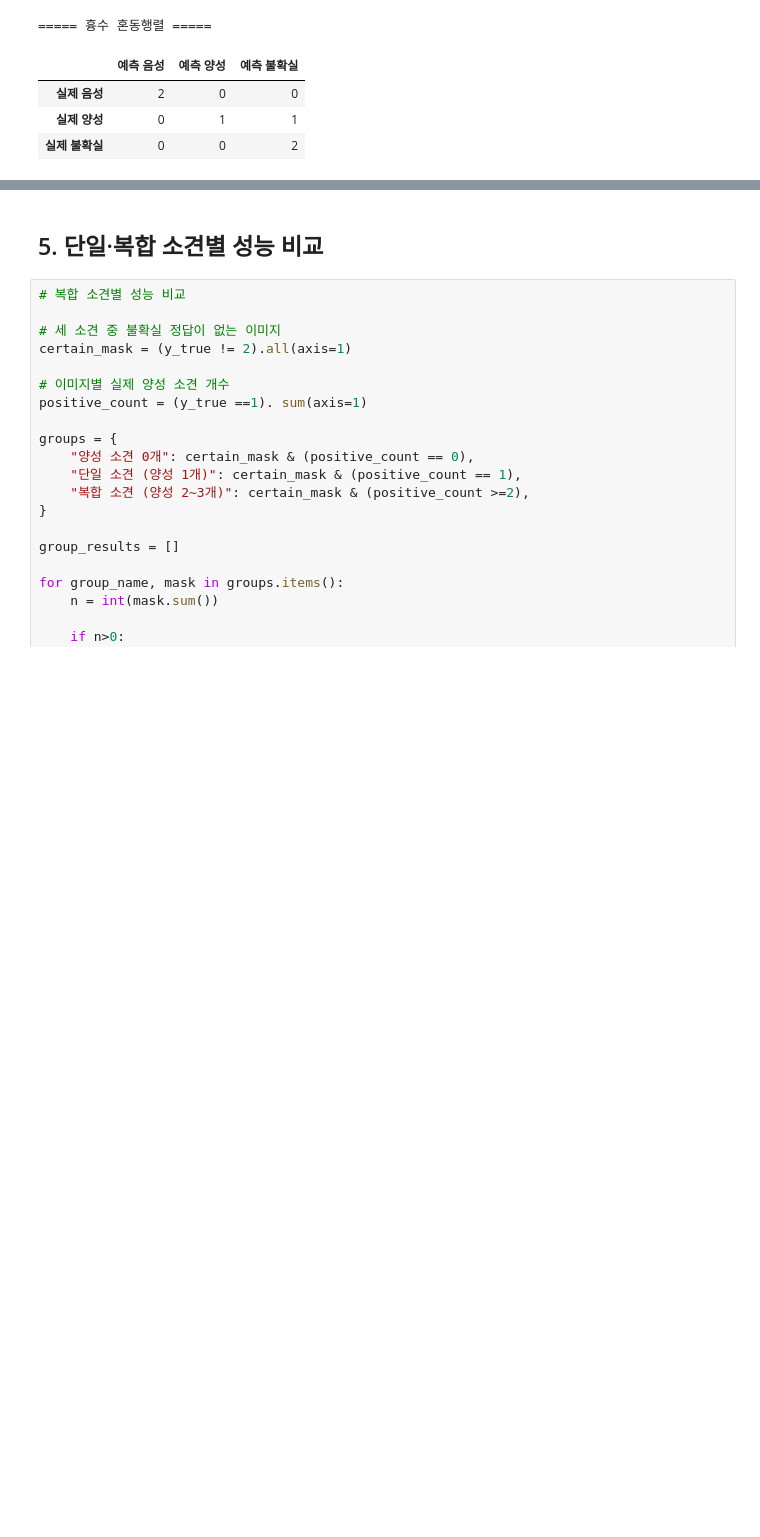
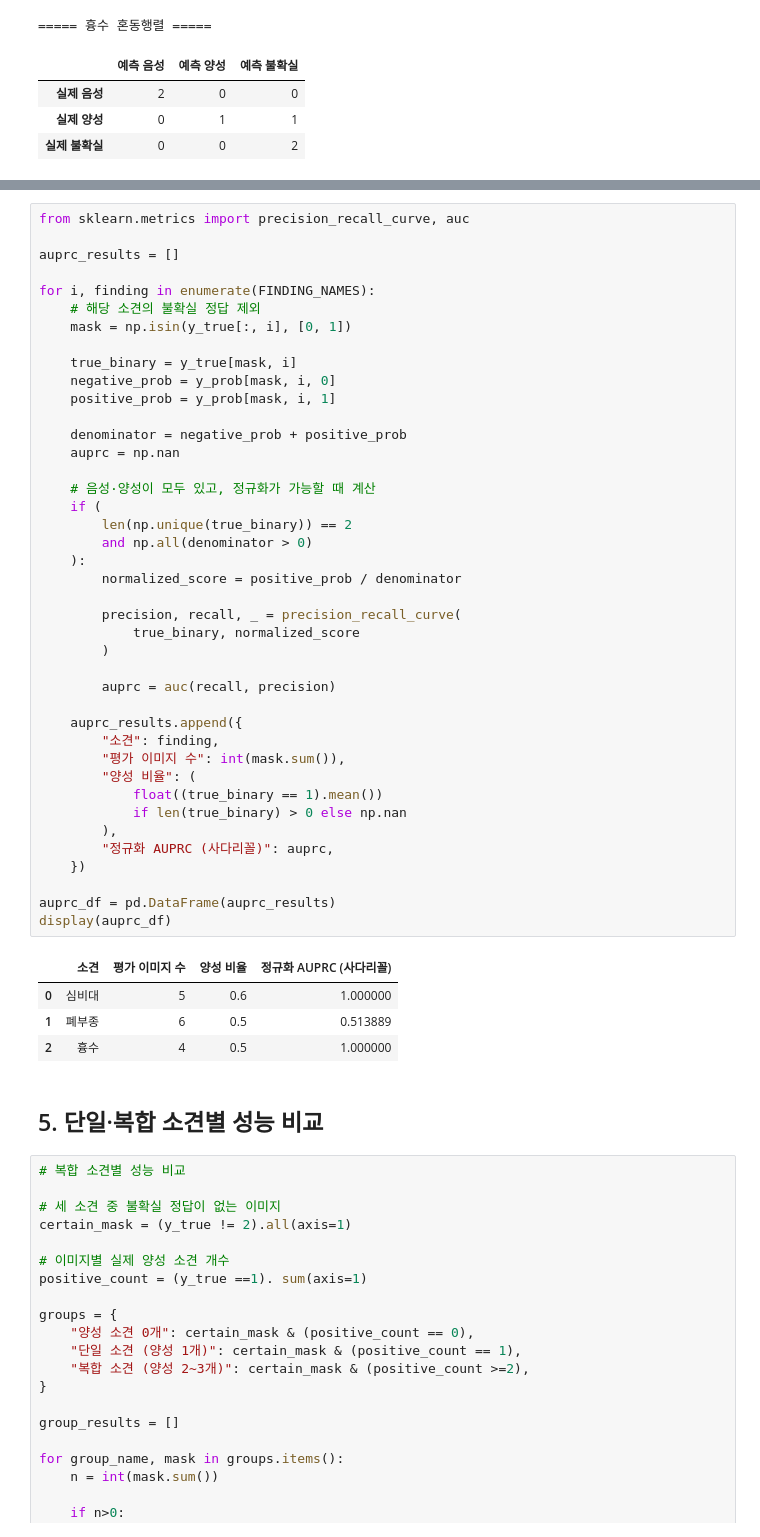
Before and after one commit to Hyeryeong16/CXR-Insight, a Jupyter notebook: cxr_evaluation.ipynb, the cells around one changed output, grey strips where cells are left out. Saved outputs shown, nothing was run; the diff lists cells and outputs as text; blank space fills up the shorter version.

```diff
--- a/cxr_evaluation.ipynb
+++ b/cxr_evaluation.ipynb
@@ -221,3 +221,49 @@ display(auroc_df)
+# %%
+from sklearn.metrics import precision_recall_curve, auc
+
+auprc_results = []
+
+for i, finding in enumerate(FINDING_NAMES):
+    # 해당 소견의 불확실 정답 제외
+    mask = np.isin(y_true[:, i], [0, 1])
+
+    true_binary = y_true[mask, i]
+    negative_prob = y_prob[mask, i, 0]
+    positive_prob = y_prob[mask, i, 1]
+
+    denominator = negative_prob + positive_prob
+    auprc = np.nan
+
+    # 음성·양성이 모두 있고, 정규화가 가능할 때 계산
+    if (
+        len(np.unique(true_binary)) == 2
+        and np.all(denominator > 0)
+    ):
+        normalized_score = positive_prob / denominator
+
+        precision, recall, _ = precision_recall_curve(
+            true_binary, normalized_score
+        )
+
+        auprc = auc(recall, precision)
+
+    auprc_results.append({
+        "소견": finding,
+        "평가 이미지 수": int(mask.sum()),
+        "양성 비율": (
+            float((true_binary == 1).mean())
+            if len(true_binary) > 0 else np.nan
+        ),
+        "정규화 AUPRC (사다리꼴)": auprc,
+    })
+
+auprc_df = pd.DataFrame(auprc_results)
+display(auprc_df)
+# %% [output]
+|  | 소견 | 평가 이미지 수 | 양성 비율 | 정규화 AUPRC (사다리꼴) |
+| 0 | 심비대 | 5 | 0.6 | 1.000000 |
+| 1 | 폐부종 | 6 | 0.5 | 0.513889 |
+| 2 | 흉수 | 4 | 0.5 | 1.000000 |
 # %% [markdown]
 ## 5. 단일·복합 소견별 성능 비교
 # %%
```
Also changed, not shown: parts of 3 cells of this notebook, 1 other file.
